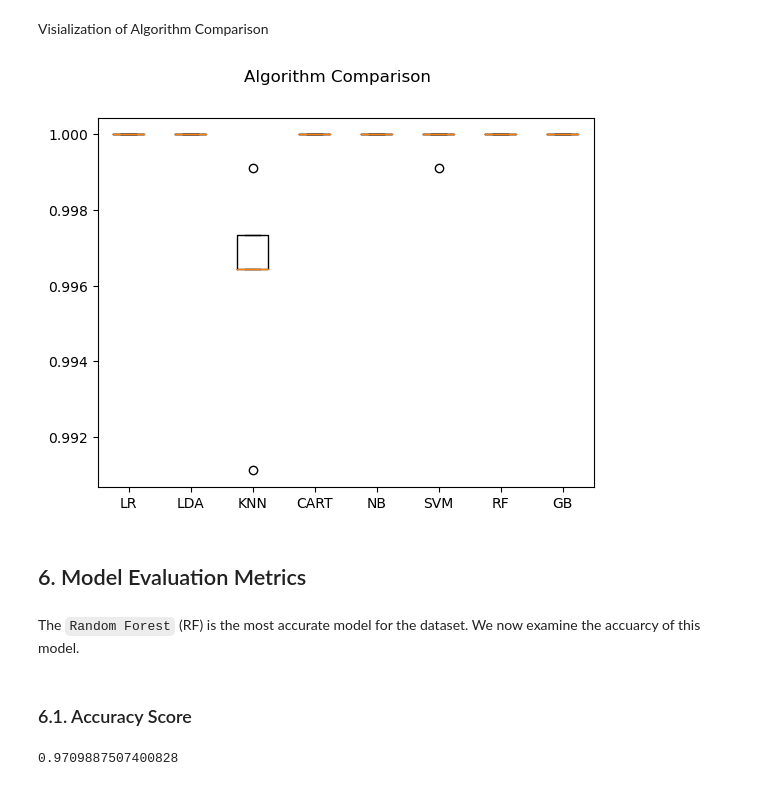
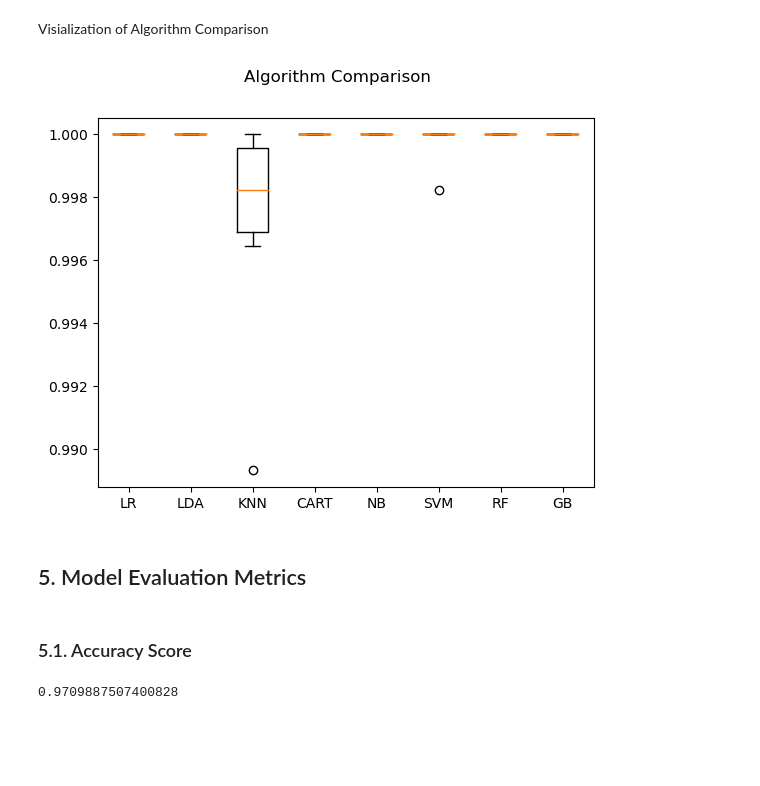
Before and after one commit to honhanbao/ML_Ecommerce-Customer-Churn, a Jupyter notebook: ecommerce_customer_churn.ipynb, the cells around one changed output. Saved outputs shown, nothing was run; the diff lists cells and outputs as text; code cells hidden in the pictures; blank space fills up the shorter version.

```diff
--- a/ecommerce_customer_churn.ipynb
+++ b/ecommerce_customer_churn.ipynb
@@ -745,18 +752,16 @@ Visialization of Algorithm Comparison
 # %%
 # Compare Algorithms
 import matplotlib.pyplot as plt
 fig = plt.figure()
 fig.suptitle('Algorithm Comparison')
 ax = fig.add_subplot(111)
-plt.boxplot(results)
-ax.set_xticklabels(names)
+plt.boxplot(kf_model_results)
+ax.set_xticklabels(kf_model_names)
 plt.show()
 # %% [output]
-[figure, old version]
+[figure, new version]
 # %% [markdown]
-## 6. Model Evaluation Metrics
+## 5. Model Evaluation Metrics
-# %% [markdown]
-The `Random Forest` (RF) is the most accurate model for the dataset. We now examine the accuarcy of this model.
 # %%
 # Predictions on validation dataset
 rf = RandomForestClassifier()
@@ -765,5 +770,5 @@ predictions = rf.predict(X_test)
 # %% [markdown]
-### 6.1. Accuracy Score
+### 5.1. Accuracy Score
 # %%
 # Accuracy score
 # print(f'Accuracy score: \n {accuracy_score(y_test, predictions)}\n')
```
Also changed, not shown: parts of 44 cells of this notebook.
